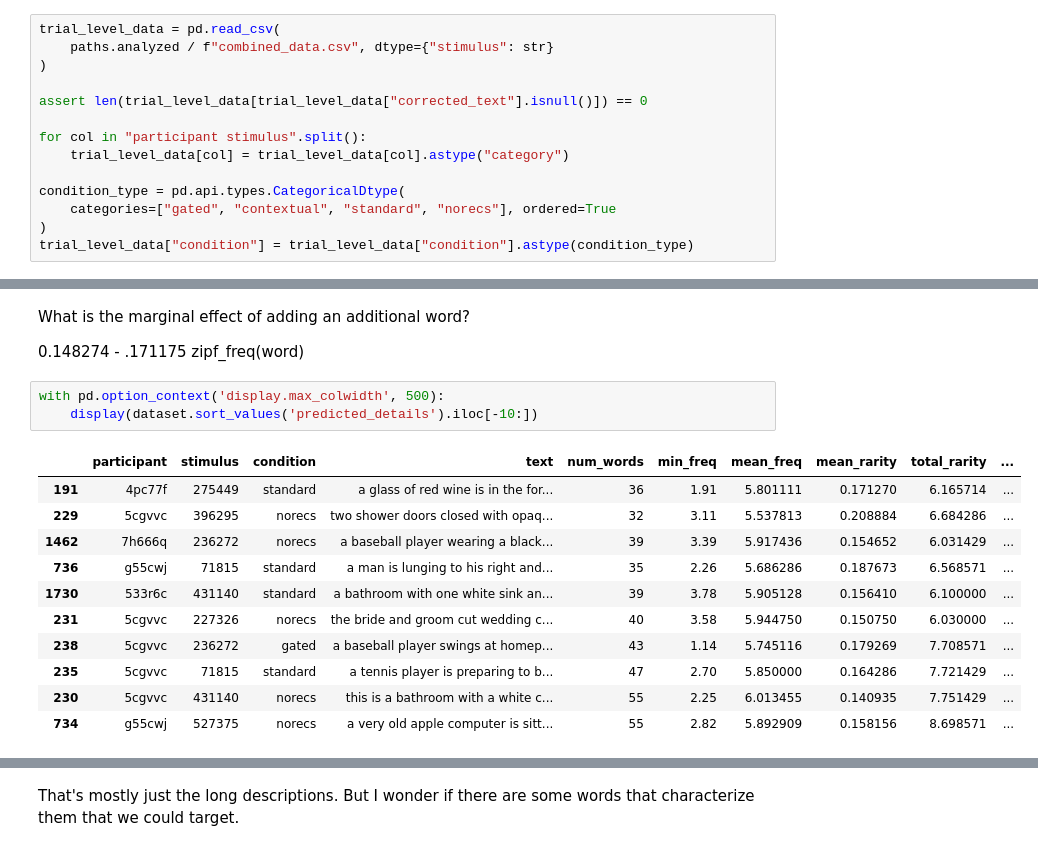
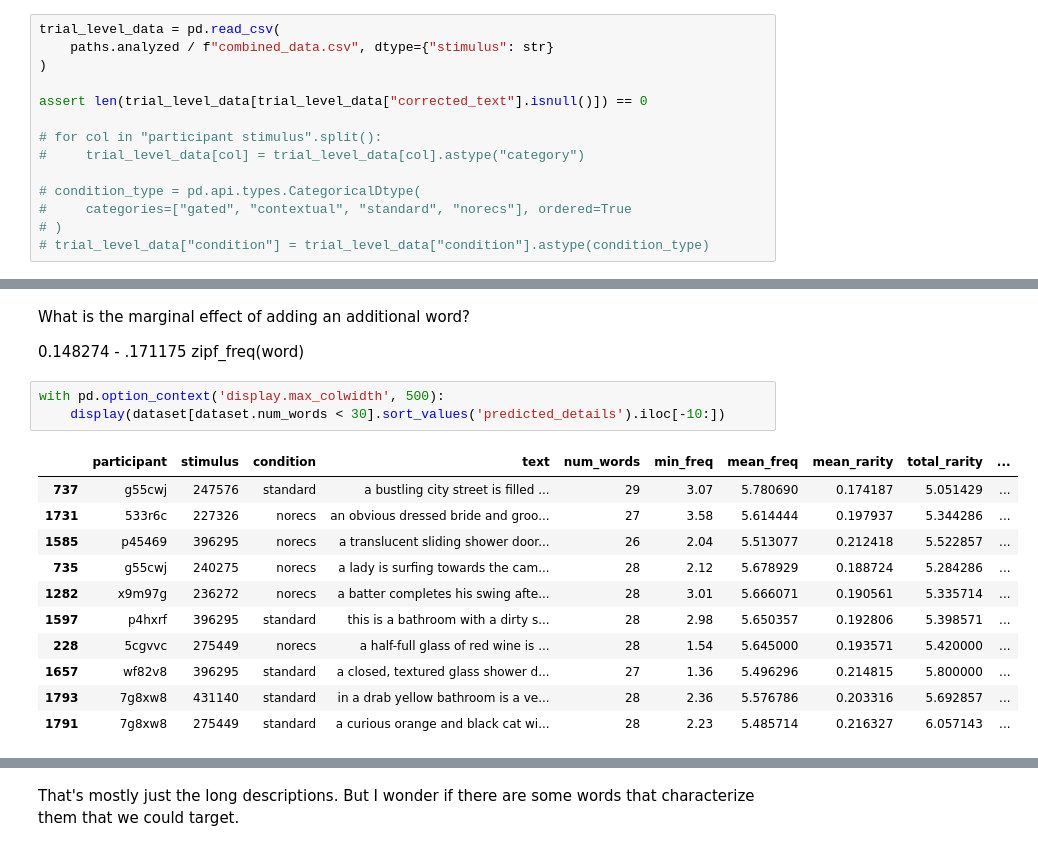
Before and after one commit to kcarnold/textrec, a Jupyter notebook: notebooks/Suggest the Best.ipynb, the cells around one changed output, grey strips where cells are left out. Drawn from its saved outputs; the diff is of its cells as text.

```diff
--- a/notebooks/Suggest the Best.ipynb
+++ b/notebooks/Suggest the Best.ipynb
@@ -27,13 +27,13 @@ trial_level_data = pd.read_csv(
 
 assert len(trial_level_data[trial_level_data["corrected_text"].isnull()]) == 0
 
-for col in "participant stimulus".split():
-    trial_level_data[col] = trial_level_data[col].astype("category")
+# for col in "participant stimulus".split():
+#     trial_level_data[col] = trial_level_data[col].astype("category")
 
-condition_type = pd.api.types.CategoricalDtype(
-    categories=["gated", "contextual", "standard", "norecs"], ordered=True
-)
-trial_level_data["condition"] = trial_level_data["condition"].astype(condition_type)
+# condition_type = pd.api.types.CategoricalDtype(
+#     categories=["gated", "contextual", "standard", "norecs"], ordered=True
+# )
+# trial_level_data["condition"] = trial_level_data["condition"].astype(condition_type)
 # %%
 dataset = trial_level_data[['participant', 'stimulus', 'condition', 'corrected_text']].rename(columns={'corrected_text': 'text'})
 # %%
@@ -76,16 +76,16 @@ What is the marginal effect of adding an additional word?
 0.148274 - .171175 zipf_freq(word)
 # %%
 with pd.option_context('display.max_colwidth', 500):
-    display(dataset.sort_values('predicted_details').iloc[-10:])
+    display(dataset[dataset.num_words < 30].sort_values('predicted_details').iloc[-10:])
 # %% [output]
 |  | participant | stimulus | condition | text | num_words | min_freq | mean_freq | mean_rarity | total_rarity | ... |
-| 191 | 4pc77f | 275449 | standard | a glass of red wine is in the for... | 36 | 1.91 | 5.801111 | 0.171270 | 6.165714 | ... |
-| 229 | 5cgvvc | 396295 | norecs | two shower doors closed with opaq... | 32 | 3.11 | 5.537813 | 0.208884 | 6.684286 | ... |
-| 1462 | 7h666q | 236272 | norecs | a baseball player wearing a black... | 39 | 3.39 | 5.917436 | 0.154652 | 6.031429 | ... |
-| 736 | g55cwj | 71815 | standard | a man is lunging to his right and... | 35 | 2.26 | 5.686286 | 0.187673 | 6.568571 | ... |
-| 1730 | 533r6c | 431140 | standard | a bathroom with one white sink an... | 39 | 3.78 | 5.905128 | 0.156410 | 6.100000 | ... |
-| 231 | 5cgvvc | 227326 | norecs | the bride and groom cut wedding c... | 40 | 3.58 | 5.944750 | 0.150750 | 6.030000 | ... |
-| 238 | 5cgvvc | 236272 | gated | a baseball player swings at homep... | 43 | 1.14 | 5.745116 | 0.179269 | 7.708571 | ... |
-| 235 | 5cgvvc | 71815 | standard | a tennis player is preparing to b... | 47 | 2.70 | 5.850000 | 0.164286 | 7.721429 | ... |
-| 230 | 5cgvvc | 431140 | norecs | this is a bathroom with a white c... | 55 | 2.25 | 6.013455 | 0.140935 | 7.751429 | ... |
-| 734 | g55cwj | 527375 | norecs | a very old apple computer is sitt... | 55 | 2.82 | 5.892909 | 0.158156 | 8.698571 | ... |
+| 737 | g55cwj | 247576 | standard | a bustling city street is filled ... | 29 | 3.07 | 5.780690 | 0.174187 | 5.051429 | ... |
+| 1731 | 533r6c | 227326 | norecs | an obvious dressed bride and groo... | 27 | 3.58 | 5.614444 | 0.197937 | 5.344286 | ... |
+| 1585 | p45469 | 396295 | norecs | a translucent sliding shower door... | 26 | 2.04 | 5.513077 | 0.212418 | 5.522857 | ... |
+| 735 | g55cwj | 240275 | norecs | a lady is surfing towards the cam... | 28 | 2.12 | 5.678929 | 0.188724 | 5.284286 | ... |
+| 1282 | x9m97g | 236272 | norecs | a batter completes his swing afte... | 28 | 3.01 | 5.666071 | 0.190561 | 5.335714 | ... |
+| 1597 | p4hxrf | 396295 | standard | this is a bathroom with a dirty s... | 28 | 2.98 | 5.650357 | 0.192806 | 5.398571 | ... |
+| 228 | 5cgvvc | 275449 | norecs | a half-full glass of red wine is ... | 28 | 1.54 | 5.645000 | 0.193571 | 5.420000 | ... |
+| 1657 | wf82v8 | 396295 | standard | a closed, textured glass shower d... | 27 | 1.36 | 5.496296 | 0.214815 | 5.800000 | ... |
+| 1793 | 7g8xw8 | 431140 | standard | in a drab yellow bathroom is a ve... | 28 | 2.36 | 5.576786 | 0.203316 | 5.692857 | ... |
+| 1791 | 7g8xw8 | 275449 | standard | a curious orange and black cat wi... | 28 | 2.23 | 5.485714 | 0.216327 | 6.057143 | ... |
```
Also changed, not shown: parts of 12 cells of this notebook.
